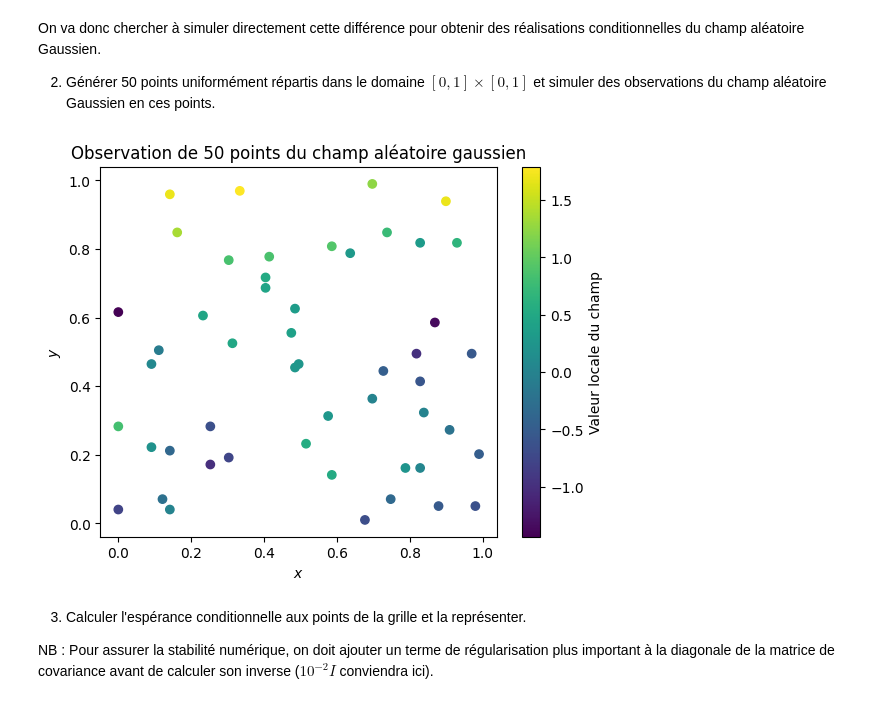
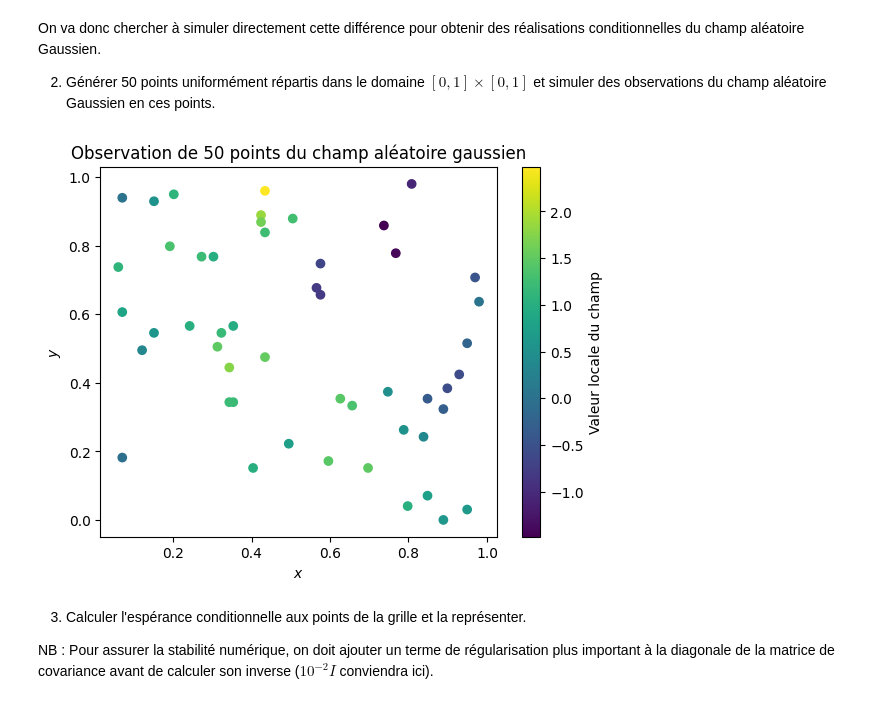
Before and after one commit to louismaguer/projet-maths-info, a Jupyter notebook: projet-probas/Projet Probabilités.ipynb, the cells around one changed output. Saved outputs shown, nothing was run; the diff lists cells and outputs as text; code cells hidden in the pictures.

```diff
--- a/projet-probas/Projet Probabilités.ipynb
+++ b/projet-probas/Projet Probabilités.ipynb
@@ -458,27 +458,28 @@ On va donc chercher à simuler directement cette différence pour obtenir des r
 # %%
 n = 100
 coord_tot = coord(n)
-pts_obs = rng.choice(coord_tot, 50, False)
+pts_obs_index = rng.choice(n**2, 50, False)
+pts_obs = coord_tot[pts_obs_index]
 mat_dist = np.array([[np.linalg.norm(pts_obs[i] - pts_obs[j]) for j in range(50)] for i in range(50)])
 
 # Adaptation de la méthode spectrale
 m = len(pts_obs)
 sigma2 = 1.0
 a = 0.05
 N = 10000
 W = rng.multivariate_normal([0, 0], (2*sigma2/a)*np.identity(2), N)
 Phi = rng.uniform(0, 2*np.pi, N)
 termes = np.cos(np.dot(pts_obs, W.transpose()) + Phi)
 X1 = np.sqrt(2/N) * np.sum(termes, axis=1)
 
 im = plt.scatter(pts_obs[:,0], pts_obs[:,1], c=X1, cmap="viridis")
 plt.colorbar(im, label="Valeur locale du champ")
 plt.xlabel("$x$")
 plt.ylabel("$y$")
 plt.title("Observation de 50 points du champ aléatoire gaussien")
 plt.show()
 # %% [output]
-[figure, old version]
+[figure, new version]
 # %% [markdown]
 
 3. Calculer l'espérance conditionnelle aux points de la grille et la représenter.
```
Also changed, not shown: parts of 2 cells of this notebook, 1 other file.
